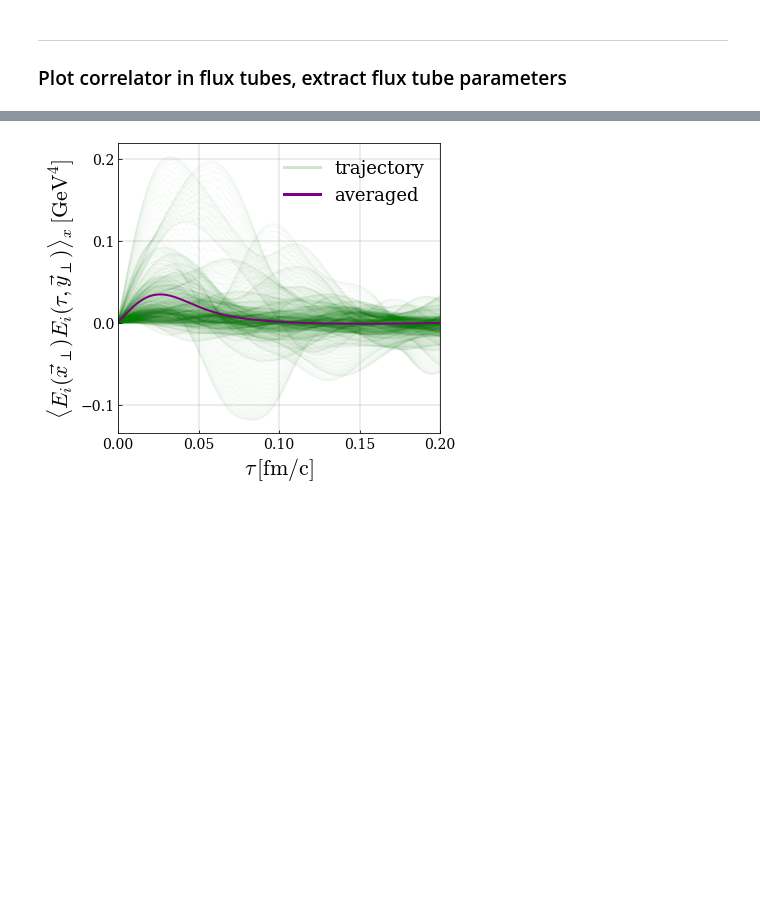
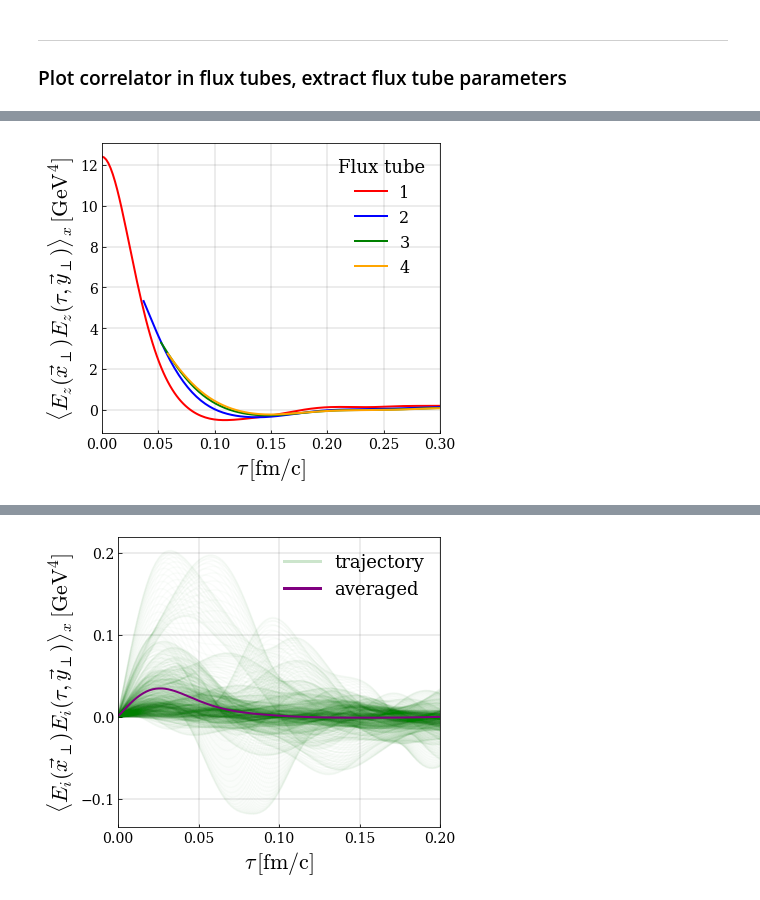
Before and after one commit to avramescudana/curraun, a Jupyter notebook: notebooks/field correlators/Electric and magnetic field correlators along eikonal jet trajectory.ipynb, the cells around one changed output, grey strips where cells are left out. Saved outputs shown, nothing was run; the diff lists cells and outputs as text; code cells hidden in the pictures; blank space fills up the shorter version.

```diff
--- a/notebooks/field correlators/Electric and magnetic field correlators along eikonal jet trajectory.ipynb
+++ b/notebooks/field correlators/Electric and magnetic field correlators along eikonal jet trajectory.ipynb
@@ -238,3 +244,51 @@ plt.show()
+# %%
+import pickle
+import numpy as np
+
+import matplotlib.pyplot as plt
+
+# Initialize lists to store data from all files
+all_tau = []
+all_elcorr = []
+
+# Loop through the files
+for i in range(1, 5):
+    with open(f'eik_jet_el_mag_corr_1_ev_{i}_flux_tube.pickle', 'rb') as f:
+        data = pickle.load(f)
+        tau = data['tau']
+        elcorr = data['elcorr'][:, 2]  # Extract the third component of elcorr
+
+        # Cut elcorr when the values are 0
+        mask = elcorr != 0
+        all_tau.append(tau[mask])
+        all_elcorr.append(elcorr[mask])
+
+# Plot the data for each flux tube
+plt.rcParams['font.family'] = 'DejaVu Serif'
+plt.rcParams['font.serif'] = ['DejaVu Serif']
+plt.rcParams['mathtext.fontset'] = 'cm'
+
+plt.figure(figsize=(6, 5))
+plt.tick_params(axis='both', direction='in')
+
+plt.xlim([0, 0.3])
+
+colors = ['red', 'blue', 'green', 'orange']
+for i in range(4):
+    plt.plot(all_tau[i], all_elcorr[i], color=colors[i], linewidth=2, label=f'{i+1}')
+
+plt.xlabel(r'$\tau\,\mathrm{[fm/c]}$', fontsize=22)
+plt.ylabel(r'$\langle E_z(\vec{x}_\perp)E_z(\tau, \vec{y}_\perp)\rangle_x\,\mathrm{[GeV^4]}$', fontsize=22)
+plt.xticks(fontsize=14)
+plt.yticks(fontsize=14)
+plt.grid(color='gray', linestyle='-', linewidth=1.5, alpha=0.2)
+plt.legend(fontsize=16, frameon=False, title='Flux tube', title_fontsize=18, loc='upper right')
+plt.tight_layout()
+
+plt.savefig('ezcorr_lightlike_avg_4_flux_tubes.png', dpi=900, facecolor='w')
+plt.show()
+# %% [output]
+[figure, added]
 # %%
 import numpy as np
 from scipy.optimize import curve_fit
```
Also changed, not shown: parts of 16 cells of this notebook.
